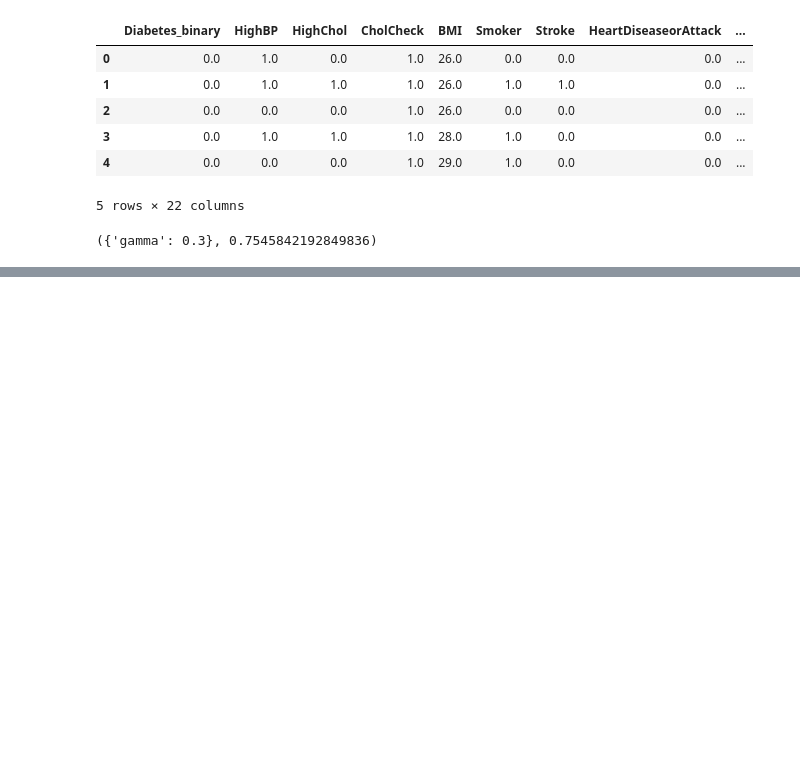
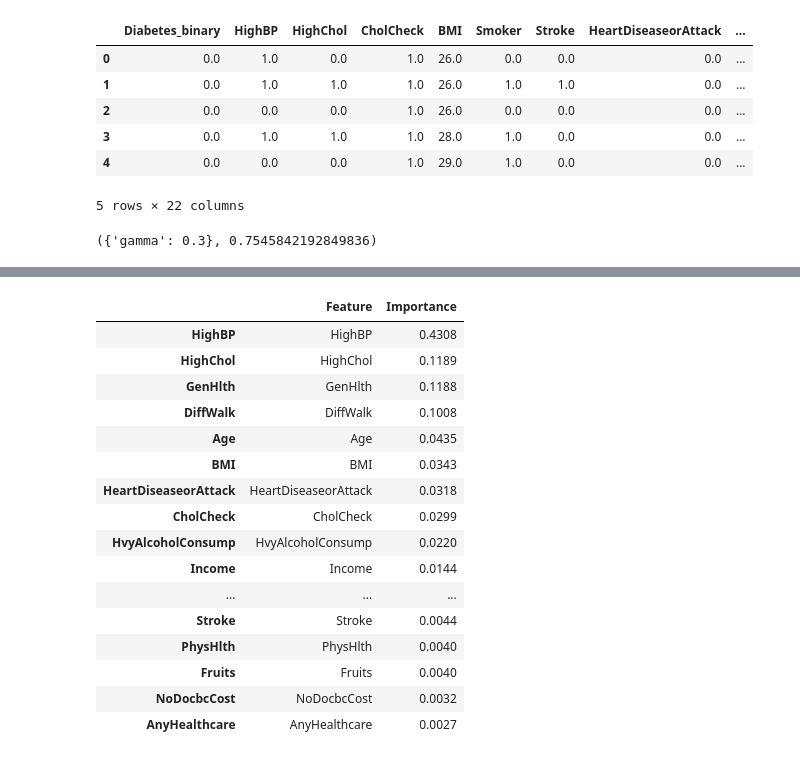
Before and after one commit to jonathantlu/ecs171-group17, a Jupyter notebook: xgBoost.ipynb, the cells around one changed output, grey strips where cells are left out. Saved outputs shown, nothing was run; the diff lists cells and outputs as text; code cells hidden in the pictures; blank space fills up the shorter version.

```diff
--- a/xgBoost.ipynb
+++ b/xgBoost.ipynb
@@ -127,0 +139,23 @@ f1: 0.7638851259821187
+# %%
+# Rounding the importance scores to four decimal places
+importances_rounded = importances.copy()
+importances_rounded['Importance'] = importances_rounded['Importance'].round(4)
+importances_rounded
+# %% [output]
+|  | Feature | Importance |
+| HighBP | HighBP | 0.4308 |
+| HighChol | HighChol | 0.1189 |
+| GenHlth | GenHlth | 0.1188 |
+| DiffWalk | DiffWalk | 0.1008 |
+| Age | Age | 0.0435 |
+| BMI | BMI | 0.0343 |
+| HeartDiseaseorAttack | HeartDiseaseorAttack | 0.0318 |
+| CholCheck | CholCheck | 0.0299 |
+| HvyAlcoholConsump | HvyAlcoholConsump | 0.0220 |
+| Income | Income | 0.0144 |
+| ... | ... | ... |
+| Stroke | Stroke | 0.0044 |
+| PhysHlth | PhysHlth | 0.0040 |
+| Fruits | Fruits | 0.0040 |
+| NoDocbcCost | NoDocbcCost | 0.0032 |
+| AnyHealthcare | AnyHealthcare | 0.0027 |
```
Also changed, not shown: parts of 10 cells of this notebook.
